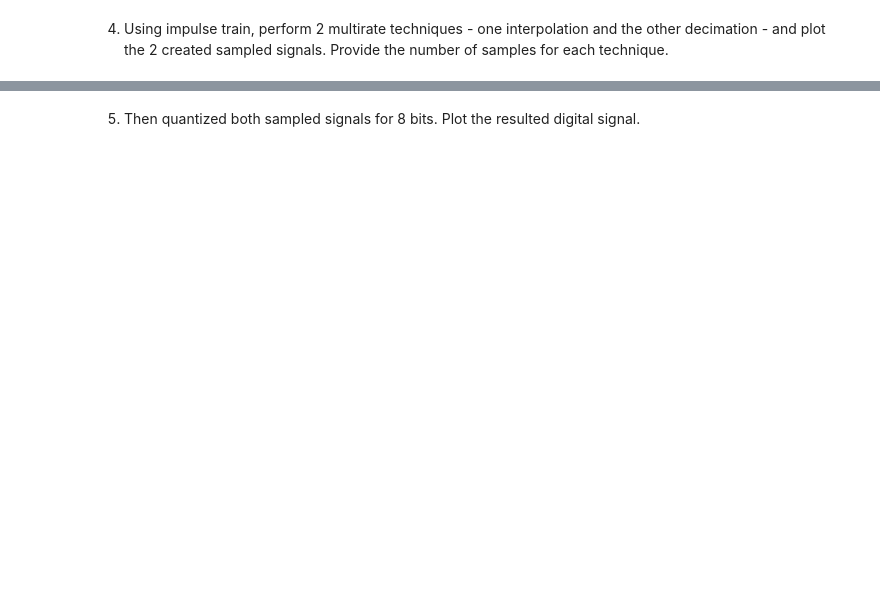
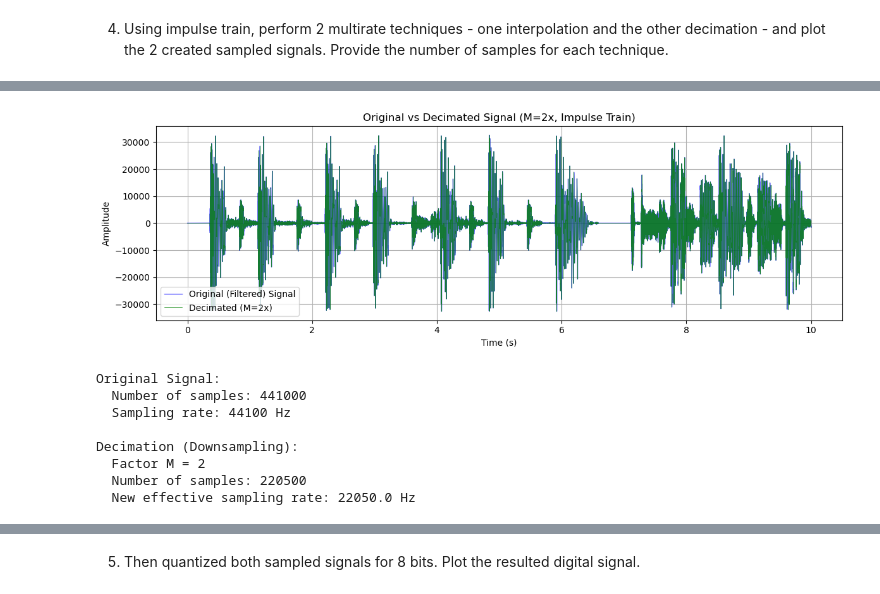
Before and after one commit to leon-pscl/CPE027-pscl, a Jupyter notebook: HOA4/Pascual_HOA4_CPE027_CPE41S2.ipynb, the cells around one changed output, grey strips where cells are left out. Saved outputs shown, nothing was run; the diff lists cells and outputs as text; code cells hidden in the pictures; blank space fills up the shorter version.

```diff
--- a/HOA4/Pascual_HOA4_CPE027_CPE41S2.ipynb
+++ b/HOA4/Pascual_HOA4_CPE027_CPE41S2.ipynb
@@ -167,0 +194,31 @@ print(f"  New effective sampling rate: {fs / M} Hz")
+# %%
+# Plot 2: Original vs Decimated
+plt.figure(figsize=(12, 4))
+plt.plot(time_orig, filtered_signal, 'b-', linewidth=1, alpha=0.6, label='Original (Filtered) Signal')
+plt.plot(time_decim, decimated_signal, 'g-', linewidth=0.5, alpha=0.8, label=f'Decimated (M={M}x)')
+plt.title(f'Original vs Decimated Signal (M={M}x, Impulse Train)')
+plt.xlabel('Time (s)')
+plt.ylabel('Amplitude')
+plt.legend()
+plt.grid(True)
+plt.tight_layout()
+plt.show()
+
+print(f"Original Signal:")
+print(f"  Number of samples: {len(filtered_signal)}")
+print(f"  Sampling rate: {fs} Hz")
+
+print(f"\nDecimation (Downsampling):")
+print(f"  Factor M = {M}")
+print(f"  Number of samples: {len(decimated_signal)}")
+print(f"  New effective sampling rate: {fs / M} Hz")
+# %% [output]
+[figure, added]
+Original Signal:
+  Number of samples: 441000
+  Sampling rate: 44100 Hz
+
+Decimation (Downsampling):
+  Factor M = 2
+  Number of samples: 220500
+  New effective sampling rate: 22050.0 Hz
```
Also changed, not shown: parts of 16 cells of this notebook.
